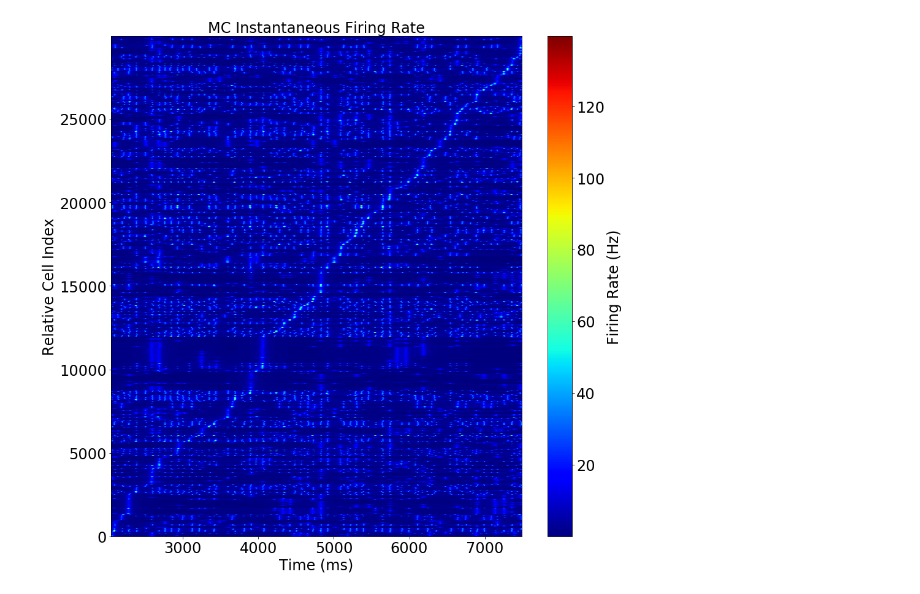
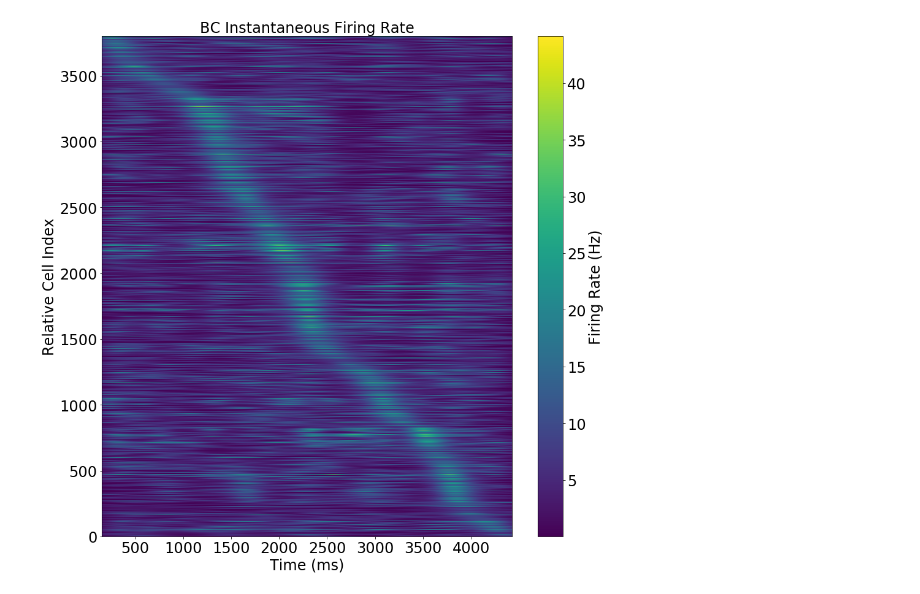
Before and after one commit to soltesz-lab/dentate, a Jupyter notebook: notebooks/Network Activity.ipynb, the cells around one changed output. Cells and saved outputs as stored; diff of their text form; code cells hidden in the pictures.

```diff
--- a/notebooks/Network Activity.ipynb
+++ b/notebooks/Network Activity.ipynb
@@ -6,17 +6,20 @@ user_home = expanduser("~")
 neuron_home = '%s/bin/nrnpython2/lib/python' % user_home
 model_home = '%s/src/model' % user_home
 dentate_home = '%s/dentate' % model_home
+results_prefix = '/media/igr/d865f900-7fcd-45c7-a7a7-bd2a7391bc40/Data/DG/results'
 sys.path.append(neuron_home)
 sys.path.append(model_home)
 sys.path.append('%s/btmorph' % dentate_home)
+spike_hist_bin = 5.0
+spike_rate_bin = 1.0
 
 import dentate
 from dentate import utils, plot
 from dentate.env import Env
 # %%
-#spike_events_path = '%s/results/Full_Scale_GC_Exc_Sat_LNN_9846792.bw/dentatenet_Full_Scale_GC_Exc_Sat_LNN_results.h5' % dentate_home
-time_range = [2000.0, 7500.0]
-spike_hist_bin = 5.0
+spike_events_path = '%s/Full_Scale_GC_Exc_Sat_LNN_Diag_9930807.bw/dentatenet_Full_Scale_GC_Exc_Sat_LNN_results.h5' % results_prefix
+time_range = [150.0, 7500.0]
+
 font_size = 24
 populations=['IS', 'MOPP', 'NGFC', 'HCC', 'HC', 'BC', 'AAC', 'MC', 'GC']
 
@@ -52,7 +62,7 @@ fig = plot.plot_spike_rates (spike_events_path, 'Spike Events', include=['GC'],
 # %%
-fig = plot.plot_spike_rates (spike_events_path, 'Spike Events', include=['MC'], time_variable='t',
-                                 time_range=time_range, pop_rates=False, bin_size=spike_hist_bin,
+fig = plot.plot_spike_rates (spike_events_path, 'Spike Events', include=['BC'], time_variable='t',
+                                 time_range=time_range, pop_rates=False, bin_size=spike_rate_bin,
                                  fontSize=font_size, overlay=False,
                                  figSize=(15,15), saveFig=True, figFormat='svg')
 # %% [output]
-[figure, old version]
+[figure, new version]
```
Also changed, not shown: parts of 7 cells of this notebook, 3 other files.
